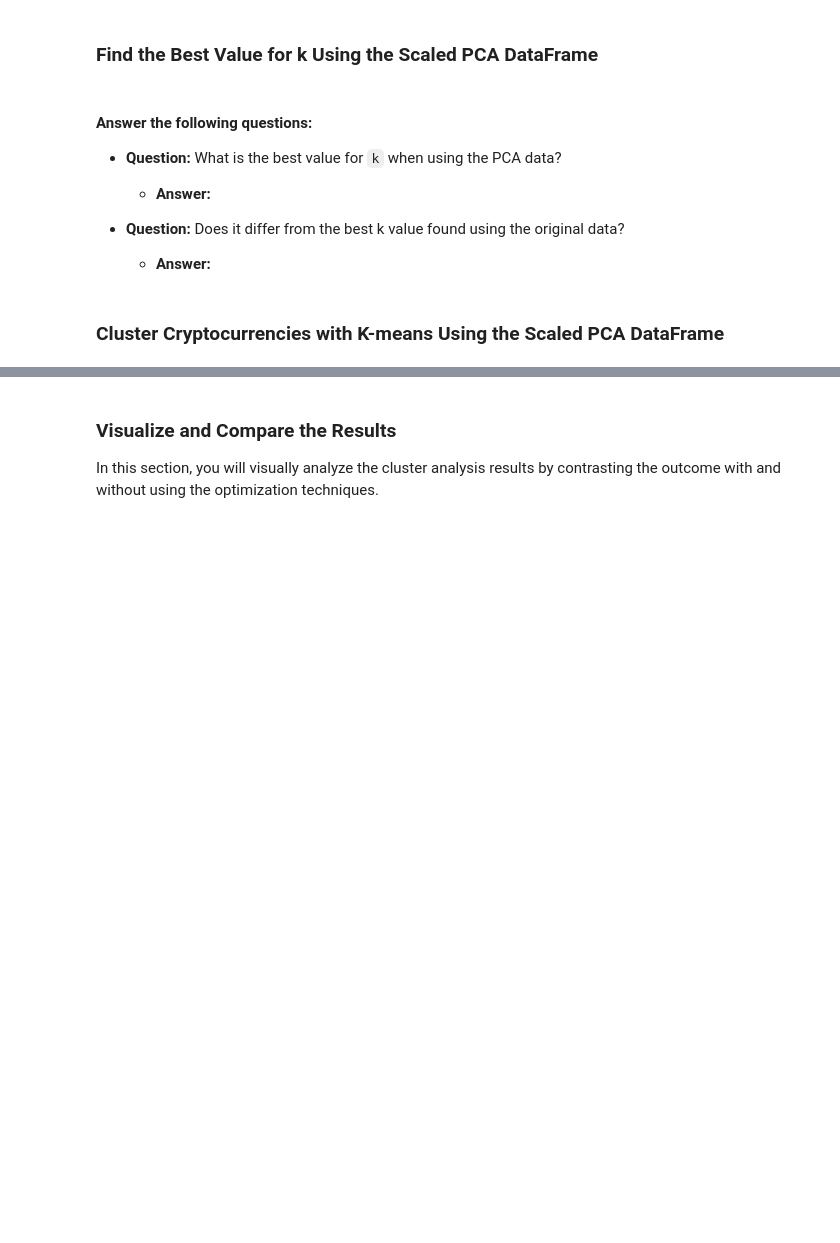
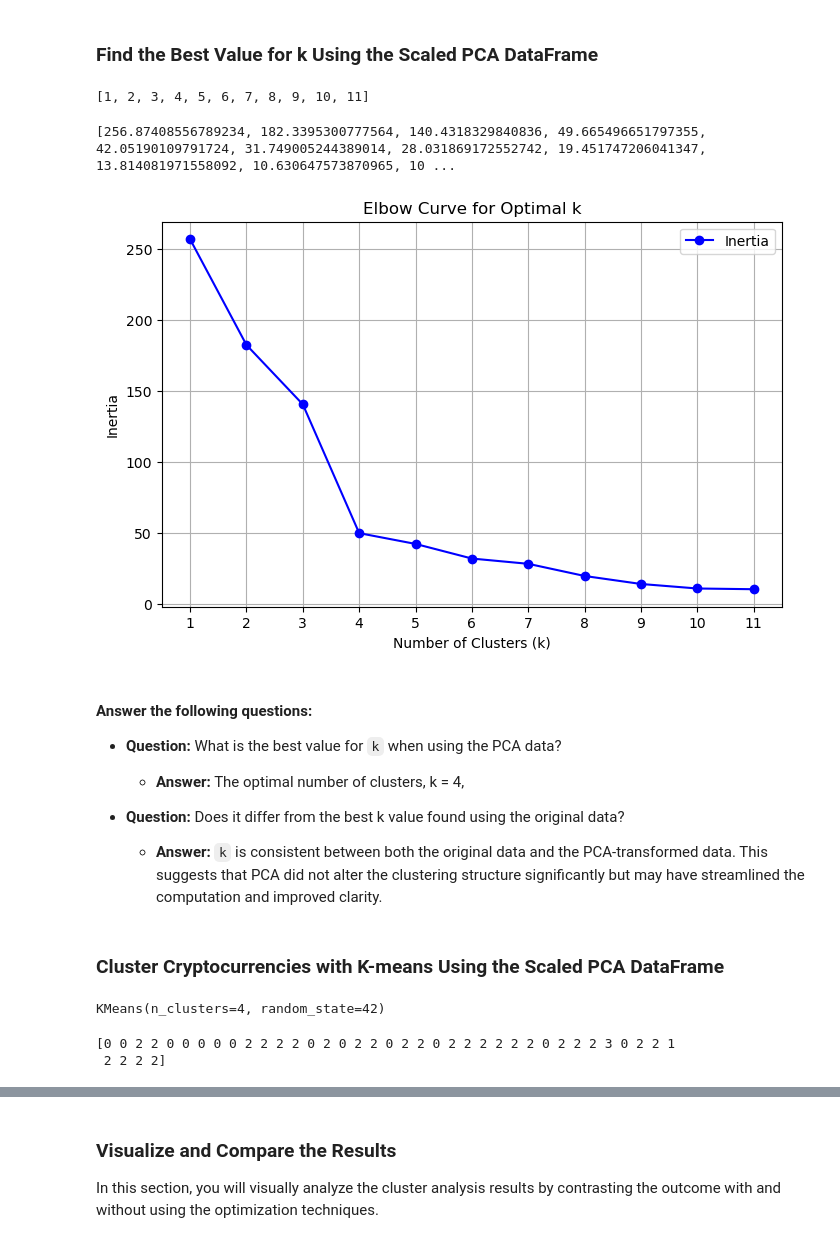
Before and after one commit to nelellen/CryptoClustering, a Jupyter notebook: Crypto_Clustering.ipynb.ipynb, the cells around one changed output, grey strips where cells are left out. Cells and saved outputs as stored; diff of their text form; code cells hidden in the pictures; blank space fills up the shorter version.

Commit message:
many more debugging, constantly facing issues with my copy data so needed to transforma and add index everytime.

```diff
--- a/Crypto_Clustering.ipynb.ipynb
+++ b/Crypto_Clustering.ipynb.ipynb
@@ -358,33 +371,59 @@ AttributeError: 'numpy.ndarray' object has no attribute 'hvplot'
 ### Find the Best Value for k Using the Scaled PCA DataFrame
 # %%
 # Create a list with the number of k-values from 1 to 11
+k_values = list(range(1, 12))
+print(k_values)
+# %% [output]
+[1, 2, 3, 4, 5, 6, 7, 8, 9, 10, 11]
 # %%
 # Create an empty list to store the inertia values
-
+inertia_values = []
 
 # Create a for loop to compute the inertia with each possible value of k
 # Inside the loop:
 # 1. Create a KMeans model using the loop counter for the n_clusters
 # 2. Fit the model to the data using `df_market_data_pca`
 # 3. Append the model.inertia_ to the inertia list
+for k in k_values:
+    kmeans = KMeans(n_clusters=k, random_state=42)
+    kmeans.fit(pca_data)
+    inertia_values.append(kmeans.inertia_)
+print(inertia_values)
+# %% [output]
+[256.87408556789234, 182.3395300777564, 140.4318329840836, 49.665496651797355, 42.05190109791724, 31.749005244389014, 28.031869172552742, 19.451747206041347, 13.814081971558092, 10.630647573870965, 10 ...
 # %%
 # Create a dictionary with the data to plot the Elbow curve
-
+elbow_data = {
+    'k': list(k_values),
+    'inertia': inertia_values
+}
 # Create a DataFrame with the data to plot the Elbow curve
+elbow_df2 = pd.DataFrame(elbow_data)
 # %%
 # Plot a line chart with all the inertia values computed with
 # the different values of k to visually identify the optimal value for k.
+plt.figure(figsize=(8, 5))
+plt.plot(elbow_df2['k'], elbow_df2['inertia'], marker='o', linestyle='-', color='blue', label='Inertia')
+plt.title('Elbow Curve for Optimal k')
+plt.xlabel('Number of Clusters (k)')
+plt.ylabel('Inertia')
+plt.xticks(elbow_df2['k'])
+plt.grid()
+plt.legend()
+plt.show()
+# %% [output]
+[figure, added]
 # %% [markdown]
 #### Answer the following questions:
 
 * **Question:** What is the best value for `k` when using the PCA data?
 
-  * **Answer:**
+  * **Answer:** The optimal number of clusters, k = 4,
 
 
 * **Question:** Does it differ from the best k value found using the original data?
 
-  * **Answer:**
+  * **Answer:** `k` is consistent between both the original data and the PCA-transformed data. This suggests that PCA did not alter the clustering structure significantly but may have streamlined the computation and improved clarity.
 # %% [markdown]
 ### Cluster Cryptocurrencies with K-means Using the Scaled PCA DataFrame
 # %%
@@ -392,7 +432,14 @@ AttributeError: 'numpy.ndarray' object has no attribute 'hvplot'
 # %%
 # Fit the K-Means model using the PCA data
+kmeans.fit(pca_df)
+# %% [output]
+KMeans(n_clusters=4, random_state=42)
 # %%
 # Predict the clusters to group the cryptocurrencies using the scaled PCA DataFrame
-
+predicted_clusters = kmeans.predict(pca_df)
 
 # Print the resulting array of cluster values.
+print(predicted_clusters)
+# %% [output]
+[0 0 2 2 0 0 0 0 0 2 2 2 2 0 2 0 2 2 0 2 2 0 2 2 2 2 2 2 0 2 2 2 3 0 2 2 1
+ 2 2 2 2]
```
Also changed, not shown: parts of 13 cells of this notebook.
